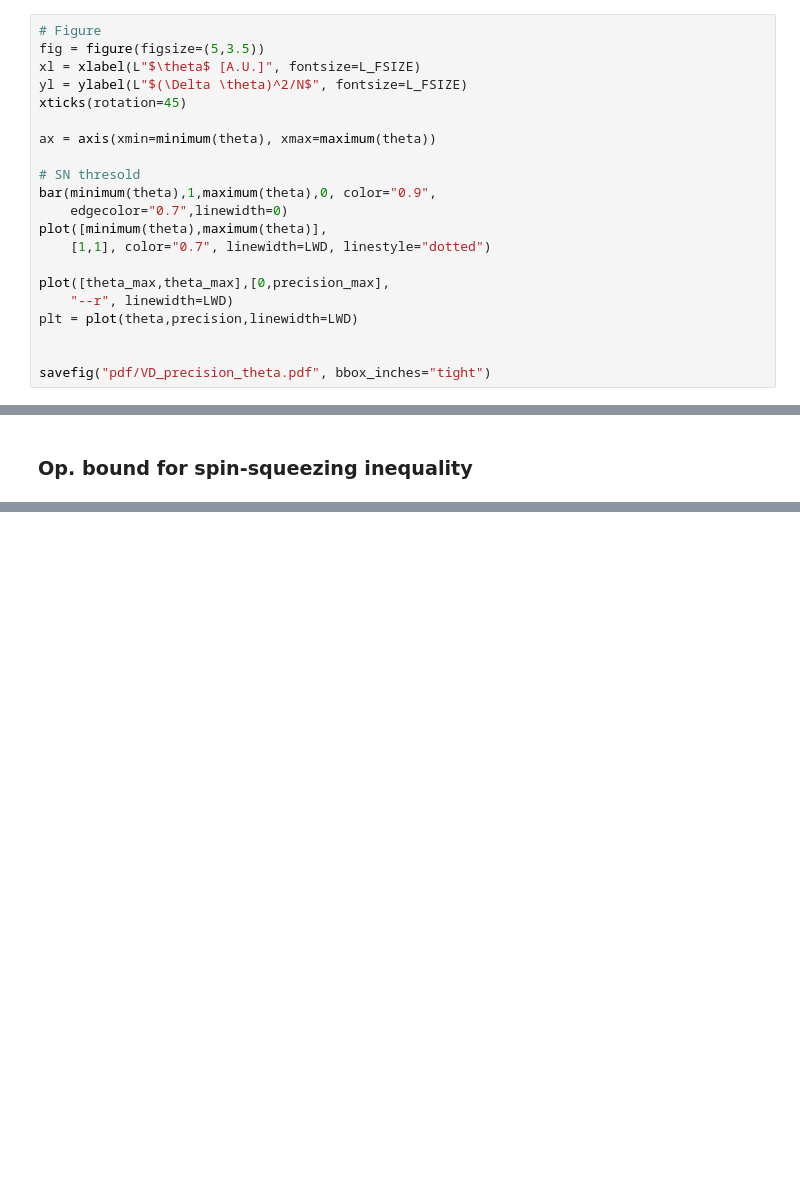
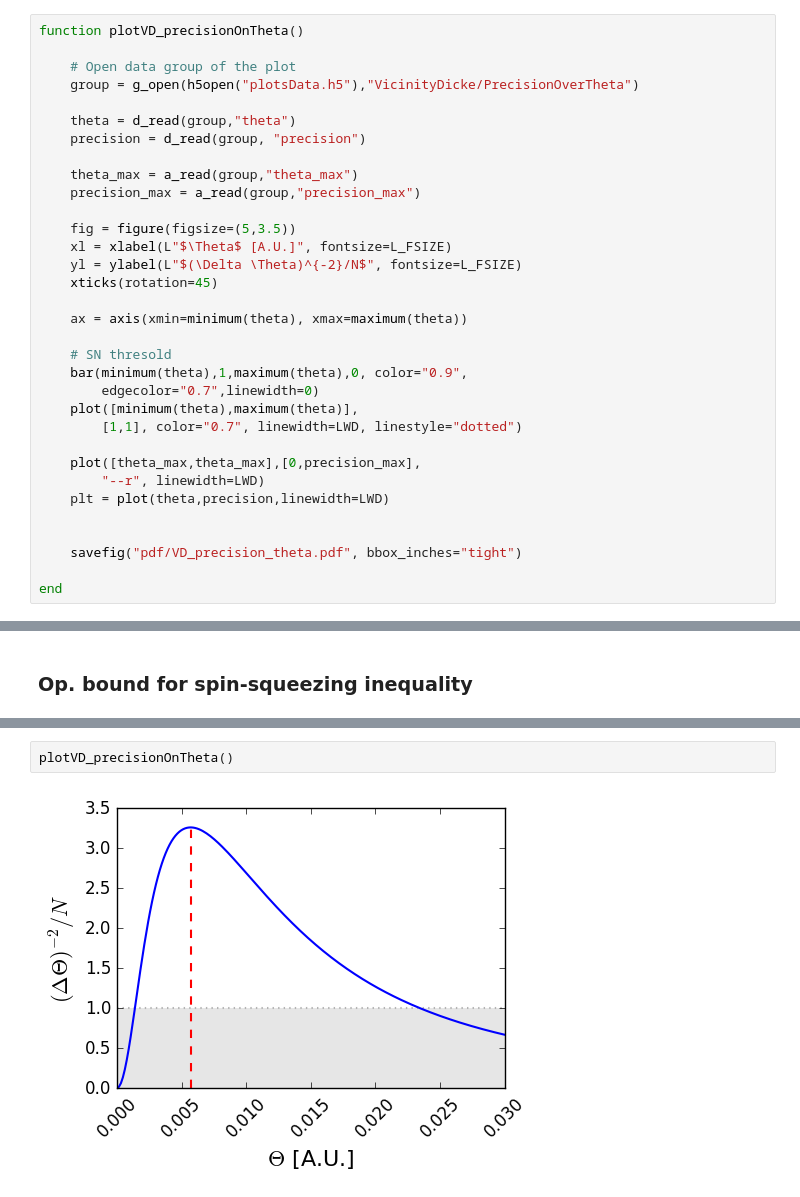
Before and after one commit to iagobaapellaniz/PhD_Thesis, a Jupyter notebook: mainPlots.ipynb, the cells around one changed output, grey strips where cells are left out. Drawn from its saved outputs; the diff is of its cells as text; blank space fills up the shorter version.

```diff
--- a/mainPlots.ipynb
+++ b/mainPlots.ipynb
@@ -214,22 +126,34 @@ while loading In[1], in expression starting on line 2
 # %%
-# Figure
-fig = figure(figsize=(5,3.5))
-xl = xlabel(L"$\theta$ [A.U.]", fontsize=L_FSIZE)
-yl = ylabel(L"$(\Delta \theta)^2/N$", fontsize=L_FSIZE)
-xticks(rotation=45)
+function plotVD_precisionOnTheta()
 
-ax = axis(xmin=minimum(theta), xmax=maximum(theta))
+    # Open data group of the plot
+    group = g_open(h5open("plotsData.h5"),"VicinityDicke/PrecisionOverTheta")
 
-# SN thresold
-bar(minimum(theta),1,maximum(theta),0, color="0.9",
-    edgecolor="0.7",linewidth=0)
-plot([minimum(theta),maximum(theta)],
-    [1,1], color="0.7", linewidth=LWD, linestyle="dotted")
+    theta = d_read(group,"theta")
+    precision = d_read(group, "precision")
 
-plot([theta_max,theta_max],[0,precision_max],
-    "--r", linewidth=LWD)
-plt = plot(theta,precision,linewidth=LWD)
+    theta_max = a_read(group,"theta_max")
+    precision_max = a_read(group,"precision_max")
+
+    fig = figure(figsize=(5,3.5))
+    xl = xlabel(L"$\Theta$ [A.U.]", fontsize=L_FSIZE)
+    yl = ylabel(L"$(\Delta \Theta)^{-2}/N$", fontsize=L_FSIZE)
+    xticks(rotation=45)
+
+    ax = axis(xmin=minimum(theta), xmax=maximum(theta))
+
+    # SN thresold
+    bar(minimum(theta),1,maximum(theta),0, color="0.9",
+        edgecolor="0.7",linewidth=0)
+    plot([minimum(theta),maximum(theta)],
+        [1,1], color="0.7", linewidth=LWD, linestyle="dotted")
+
+    plot([theta_max,theta_max],[0,precision_max],
+        "--r", linewidth=LWD)
+    plt = plot(theta,precision,linewidth=LWD)
 
 
-savefig("pdf/VD_precision_theta.pdf", bbox_inches="tight")
+    savefig("pdf/VD_precision_theta.pdf", bbox_inches="tight")
+
+end
 # %% [output]
@@ -302,0 +381,4 @@ savefig("pdf/LT_spsq2d_4.pdf", bbox_inches="tight")
+# %%
+plotVD_precisionOnTheta()
+# %% [output]
+[figure, added]
```
Also changed, not shown: parts of 28 cells of this notebook, 43 other files.
